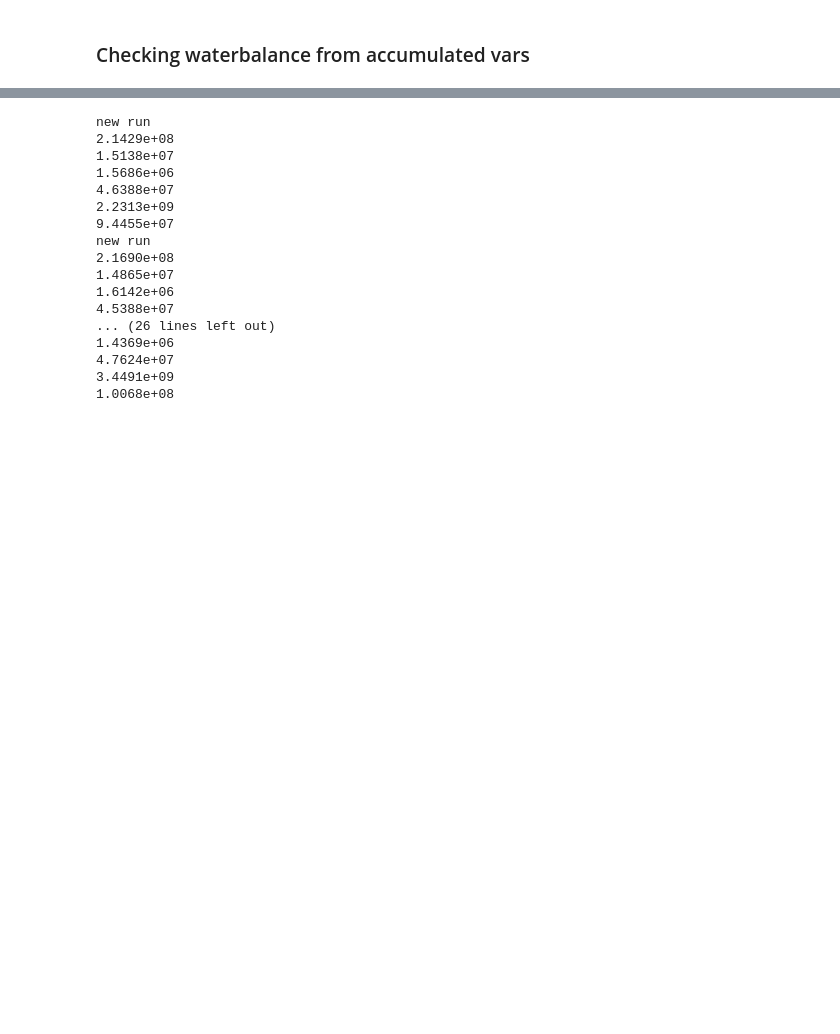
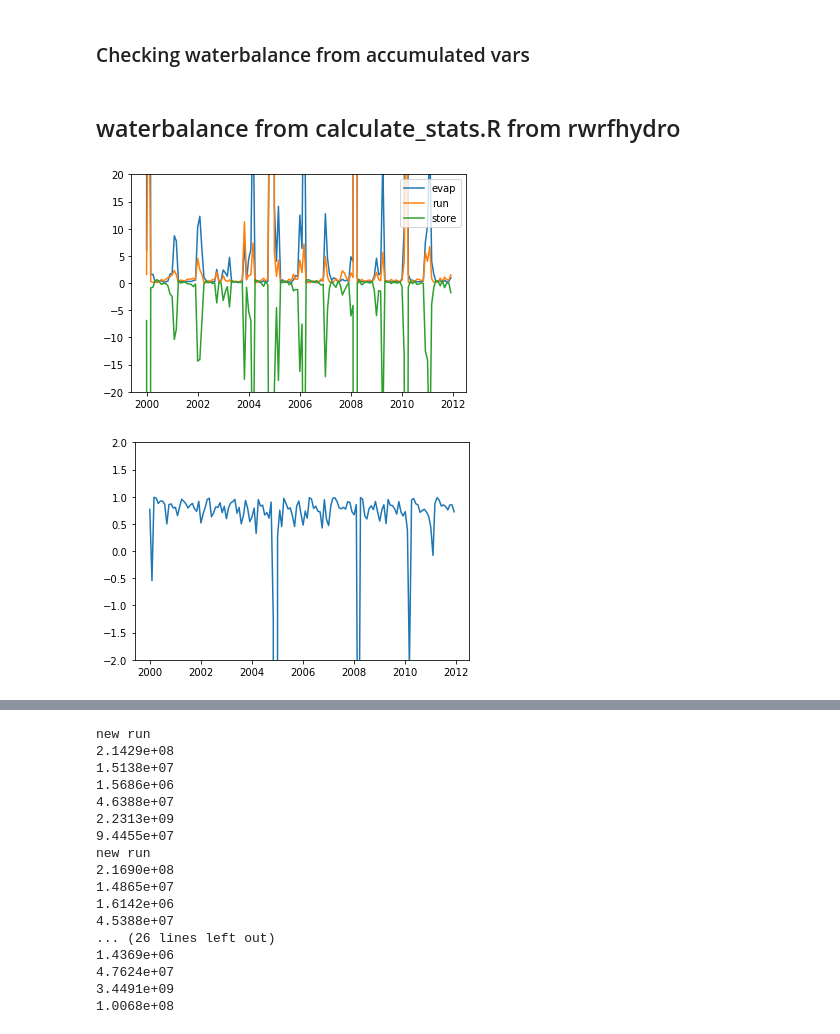
Before and after one commit to likkhian/thesisScripts, a Jupyter notebook: frxst_out_analysis.ipynb, the cells around one changed output, grey strips where cells are left out. Drawn from its saved outputs; the diff is of its cells as text; code cells hidden in the pictures; blank space fills up the shorter version.

Commit message:
added mass balance obtained from rwrfhydro

```diff
--- a/frxst_out_analysis.ipynb
+++ b/frxst_out_analysis.ipynb
@@ -713,3 +798,37 @@ ldasout_s201=xr.open_dataset(directory+'waterbalance_s201/2054123100.LDASOUT_DOM
 ldasout_s202=xr.open_dataset(directory+'waterbalance_s202/2073123100.LDASOUT_DOMAIN2')
 ldasout_s203=xr.open_dataset(directory+'waterbalance_s203/2094123100.LDASOUT_DOMAIN2')
 ldasout_all=[ldasout_s101,ldasout_s102,ldasout_s103,ldasout_s201,ldasout_s202,ldasout_s203]
+# %% [markdown]
+## waterbalance from calculate_stats.R from rwrfhydro
+# %%
+bal_s1_list=['hydro_balance_hydro_2000_01.csv','hydro_balance_hydro_2000_02.csv','hydro_balance_hydro_2000_03.csv']
+bal_s2_list=['hydro_balance_hydro_eas0c_01.csv','hydro_balance_hydro_eas0c_02.csv','hydro_balance_hydro_eas0c_03.csv']
+
+def combine_bal(file_list):
+    df=pd.read_csv('../wrfhydro_output/'+file_list[0])
+    df2 = pd.concat([df,pd.read_csv('../wrfhydro_output/'+file_list[1])])
+    df3 = pd.concat([df2,pd.read_csv('../wrfhydro_output/'+file_list[2])])
+    df3['dates']=pd.date_range(start='2000-01-01',periods=len(df3),freq='MS')
+    df3.set_index('dates',inplace=True)
+    return df3
+
+
+bal_s1=combine_bal(bal_s1_list)
+bal_s2=combine_bal(bal_s2_list)
+bal_s1_mth=bal_s1.groupby(by=bal_s1.index.month).mean()
+bal_s2_mth=bal_s2.groupby(by=bal_s2.index.month).mean()
+
+plt.figure(1)
+plt.plot(bal_s1['EVAP_FRAC'],label='evap')
+plt.plot(bal_s1['RUN_FRAC'],label='run')
+plt.plot(bal_s1['STOR_FRAC'],label='store')
+plt.ylim([-20,20])
+plt.legend()
+
+plt.figure(2)
+plt.plot(bal_s1['EVAP_FRAC']+bal_s1['RUN_FRAC']+bal_s1['STOR_FRAC'])
+plt.ylim([-2,2])
+plt.show()
+# %% [output]
+[figure, added]
+[figure, added]
```
Also changed, not shown: parts of 19 cells of this notebook.
